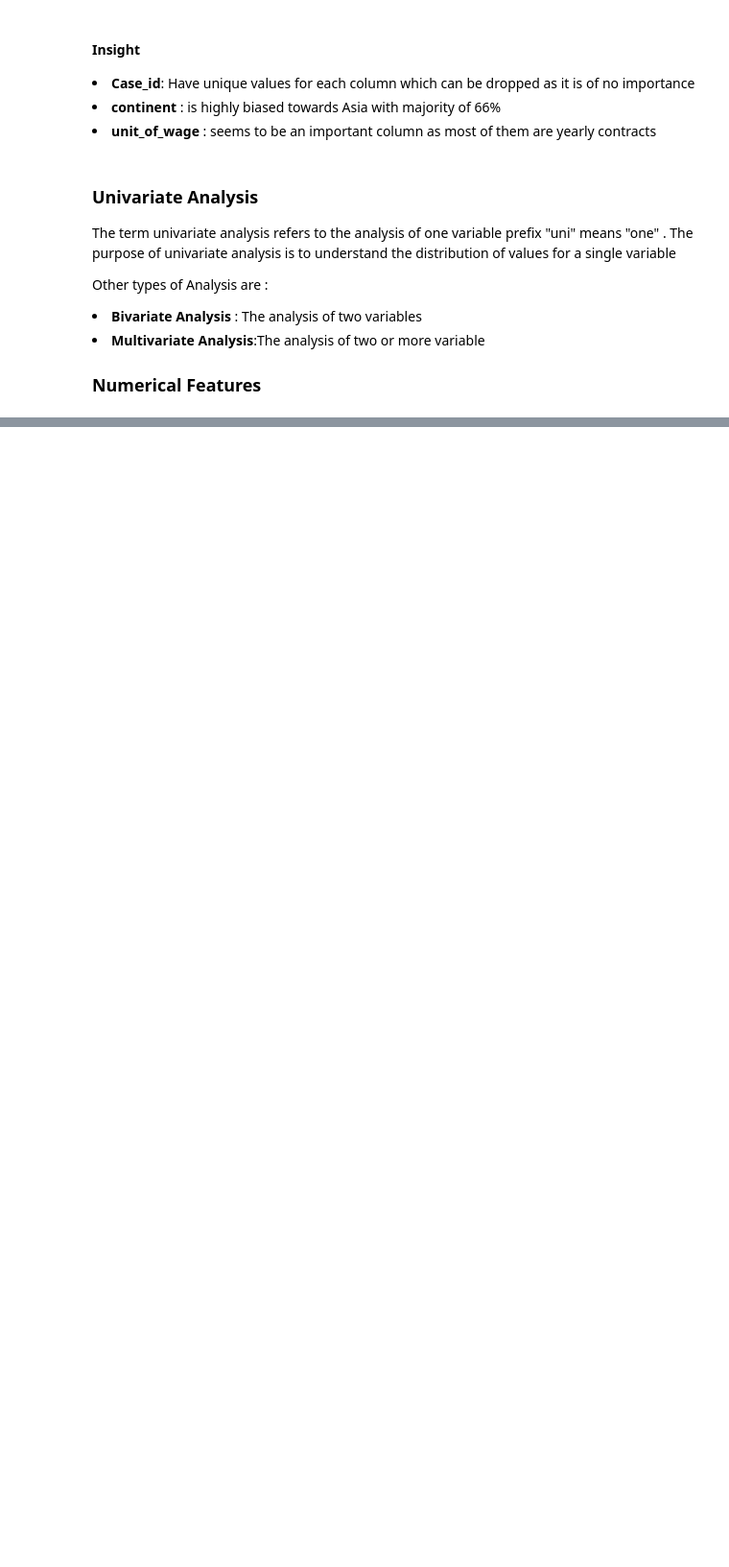
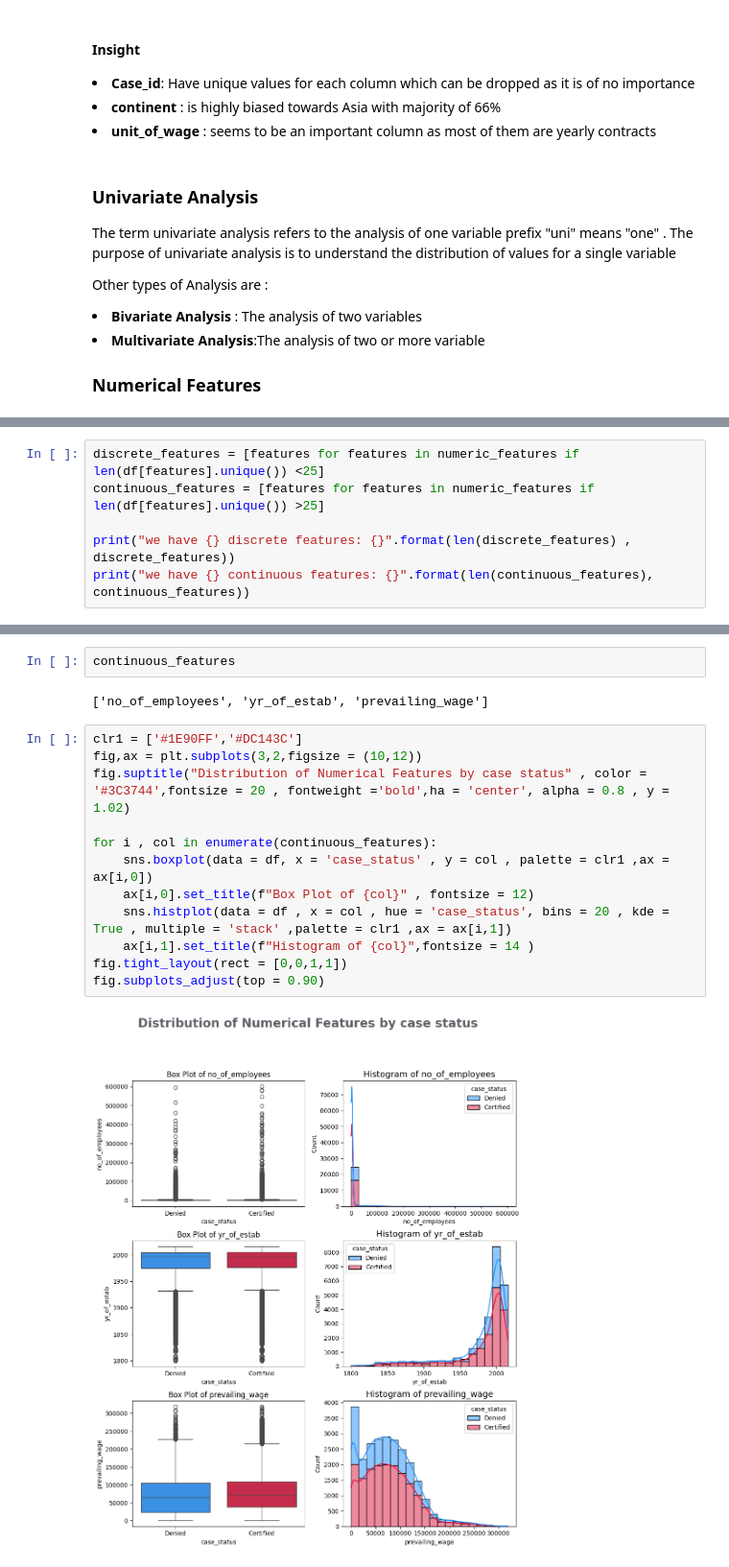
Before and after one commit to Navneet-Patnecha/US-Visa-Approval, a Jupyter notebook: notebook/1_EDA_US_VISA.ipynb, the cells around one changed output, grey strips where cells are left out. Shown at 96% size. Drawn from its saved outputs; the diff is of its cells as text; blank space fills up the shorter version.

```diff
--- a/notebook/1_EDA_US_VISA.ipynb
+++ b/notebook/1_EDA_US_VISA.ipynb
@@ -152,0 +195,6 @@ plt.show()
+# %%
+discrete_features = [features for features in numeric_features if len(df[features].unique()) <25]
+continuous_features = [features for features in numeric_features if len(df[features].unique()) >25]
+
+print("we have {} discrete features: {}".format(len(discrete_features) , discrete_features))
+print("we have {} continuous features: {}".format(len(continuous_features), continuous_features))
@@ -152,0 +280,18 @@ plt.show()
+# %%
+continuous_features
+# %% [output]
+['no_of_employees', 'yr_of_estab', 'prevailing_wage']
+# %%
+clr1 = ['#1E90FF','#DC143C']
+fig,ax = plt.subplots(3,2,figsize = (10,12))
+fig.suptitle("Distribution of Numerical Features by case status" , color = '#3C3744',fontsize = 20 , fontweight ='bold',ha = 'center', alpha = 0.8 , y = 1.02)
+
+for i , col in enumerate(continuous_features):
+    sns.boxplot(data = df, x = 'case_status' , y = col , palette = clr1 ,ax = ax[i,0])
+    ax[i,0].set_title(f"Box Plot of {col}" , fontsize = 12)
+    sns.histplot(data = df , x = col , hue = 'case_status', bins = 20 , kde = True , multiple = 'stack' ,palette = clr1 ,ax = ax[i,1])
+    ax[i,1].set_title(f"Histogram of {col}",fontsize = 14 )
+fig.tight_layout(rect = [0,0,1,1])
+fig.subplots_adjust(top = 0.90)
+# %% [output]
+[figure, added]
```
Also changed, not shown: parts of 75 cells of this notebook, 2 other files.
